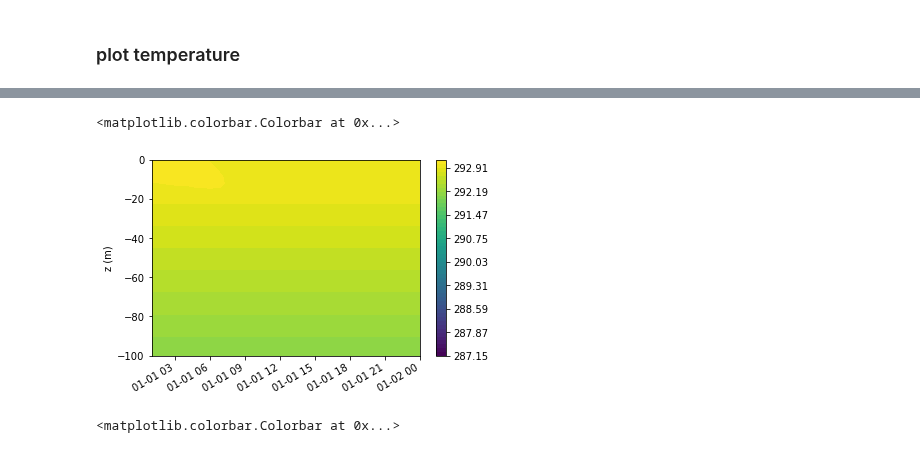
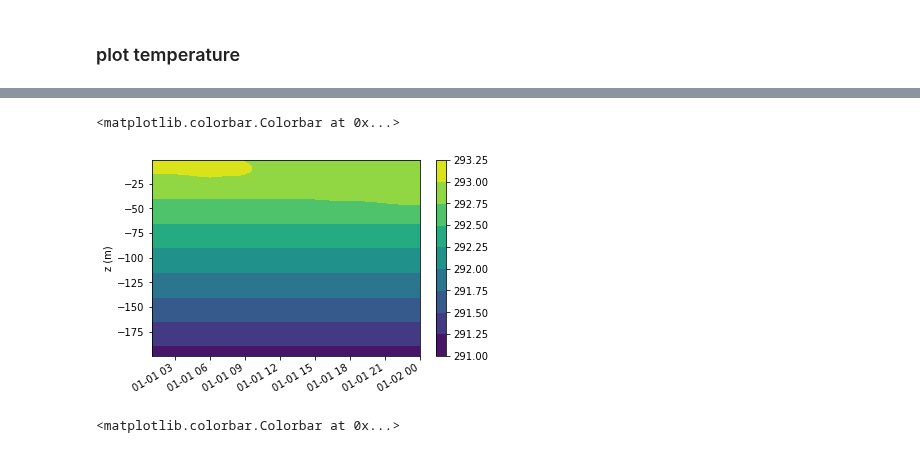
Before and after one commit to qingli411/mpasanalysis, a Jupyter notebook: plot_SuperParam_SC.ipynb, the cells around one changed output, grey strips where cells are left out. Cells and saved outputs as stored; diff of their text form; code cells hidden in the pictures.

```diff
--- a/plot_SuperParam_SC.ipynb
+++ b/plot_SuperParam_SC.ipynb
@@ -4,7 +4,7 @@ from netCDF4 import chartostring
 from mpasanalysis import *
 %matplotlib inline
 # %%
-mesh_file = '/Users/qingli/data/mpas/test/super-parameterization/sp_sc/oneway-20190806/KPP_test.0001-01-01_00.00.00.nc'
+mesh_file = '/Users/qingli/data/mpas/test/super-parameterization/sp_sc/cleangpu-20191014/KPP_test.0001-01-01_00.00.00.nc'
 data_file = mesh_file
 # %%
 mpas_data = MPASOData(filepath=data_file, filepath_mesh=mesh_file)
@@ -39,13 +39,14 @@ temp_pfl = mpas_data.get_profile(varname='temperatureLES', idx=0, position='cell
 # %%
 tref = 273.15
 levels=np.linspace(14+tref,20+tref,51)
-fig = temp_pfl.plot(levels=levels)
-plt.ylim([-100, 0])
+# fig = temp_pfl.plot(levels=levels)
+fig = temp_pfl.plot()
+# plt.ylim([-100, 0])
 plt.gcf().autofmt_xdate()
 plt.colorbar(fig)
 # %% [output]
 <matplotlib.colorbar.Colorbar at 0x...>
-[figure, old version]
+[figure, new version]
 # %%
 temp_pfl = mpas_data.get_profile(varname='temperature', idx=0, position='cell', name='temperature',
                                  units='degC', tidx_start=0, tidx_end=None)
```
Also changed, not shown: parts of 10 cells of this notebook, 1 other file.
